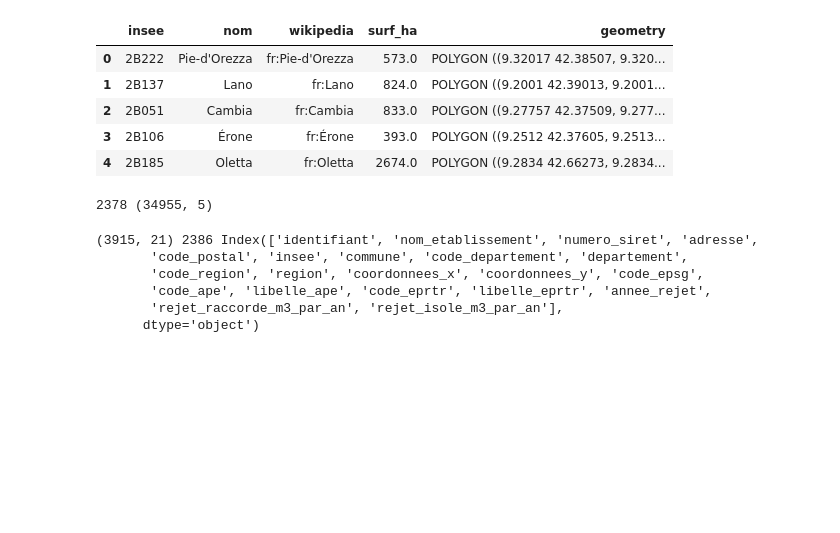
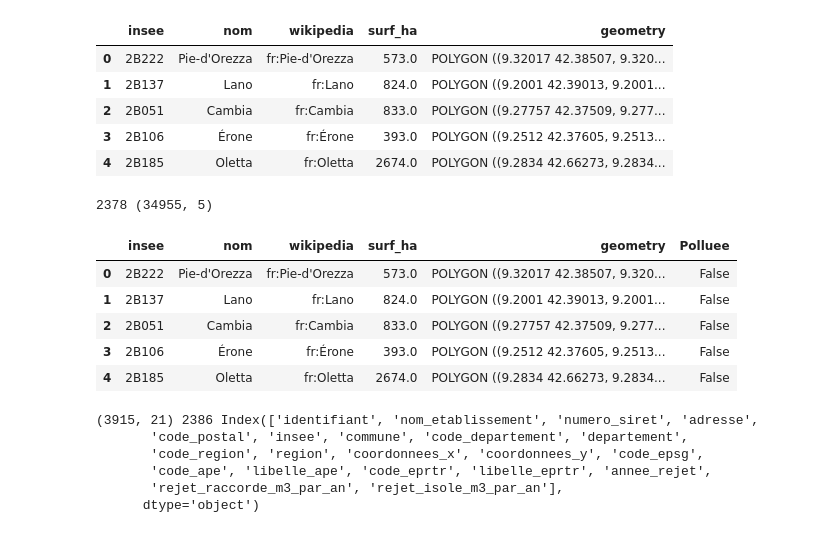
Before and after one commit to aurelianmoge/Projet-Python---ENSAE-2025, a Jupyter notebook: industries_polluantes__juliette.ipynb, the cells around one changed output. Cells and saved outputs as stored; diff of their text form; code cells hidden in the pictures; blank space fills up the shorter version.

```diff
--- a/industries_polluantes__juliette.ipynb
+++ b/industries_polluantes__juliette.ipynb
@@ -105,6 +112,15 @@ communes_statut["Polluee"] = communes_statut["insee"].isin(communes_polluees["in
 print(communes_statut["Polluee"].sum(), communes.shape)
 # %% [output]
 2378 (34955, 5)
+# %%
+communes_statut.head()
+# %% [output]
+|  | insee | nom | wikipedia | surf_ha | geometry | Polluee |
+| 0 | 2B222 | Pie-d'Orezza | fr:Pie-d'Orezza | 573.0 | POLYGON ((9.32017 42.38507, 9.320... | False |
+| 1 | 2B137 | Lano | fr:Lano | 824.0 | POLYGON ((9.2001 42.39013, 9.2001... | False |
+| 2 | 2B051 | Cambia | fr:Cambia | 833.0 | POLYGON ((9.27757 42.37509, 9.277... | False |
+| 3 | 2B106 | Érone | fr:Érone | 393.0 | POLYGON ((9.2512 42.37605, 9.2513... | False |
+| 4 | 2B185 | Oletta | fr:Oletta | 2674.0 | POLYGON ((9.2834 42.66273, 9.2834... | False |
 # %%
 ## On va réduire le df etablissements_rejets
 
```
Also changed, not shown: parts of 1 cell of this notebook, 1 other file.
